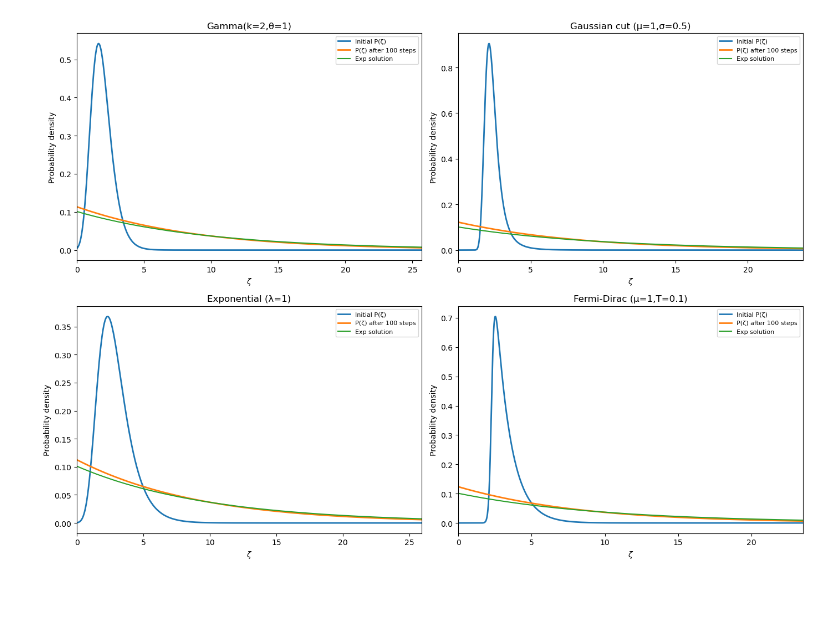
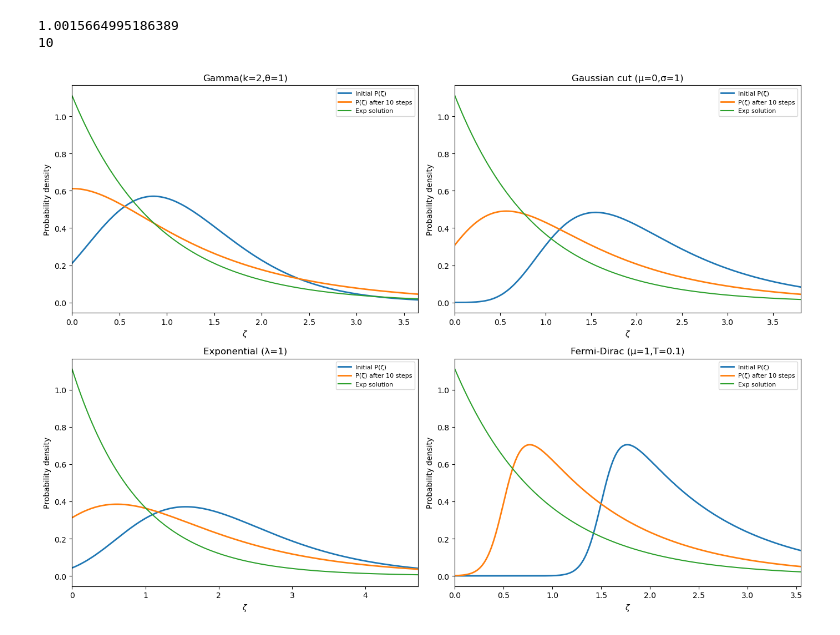
Before and after one commit to cyy020726/Strong-Disorder-Renormalization-Group, a Jupyter notebook: Stefano_SDRG/real_RG_flow.ipynb, the cells around one changed output. Drawn from its saved outputs; the diff is of its cells as text; code cells hidden in the pictures; blank space fills up the shorter version.

```diff
--- a/Stefano_SDRG/real_RG_flow.ipynb
+++ b/Stefano_SDRG/real_RG_flow.ipynb
@@ -17,7 +23,7 @@ def gamma_P(x, k=2, theta=1.0):
     from scipy.stats import gamma
     return gamma.pdf(x, a=k, scale=theta)
 
-def gaussian_cut_P(x, mu=1.0, sigma=0.5):
+def gaussian_cut_P(x, mu=0, sigma=1):
     """Gaussian truncated to [0,∞)."""
     P = np.exp(-(x-mu)**2/(2*sigma**2))
     return np.where(x >= 0, P, 0)
@@ -143,0 +155,8 @@ def J_to_zeta_pdf(pJ, J_grid, Omega):
+# %%
+dGamma = 0.1
+
+initial_distribution_name = "Gaussian cut (μ=0,σ=1)"
+
+Omega0 = 4.71   #initial energy scale
+
+Omega_final= 1.73
@@ -146,26 +167,18 @@ def J_to_zeta_pdf(pJ, J_grid, Omega):
 # Set up J-grid, ζ-grid and boundaries
 # ---------------------------------------------------------
 
-def intelligent_xmax(x, P, p=0.99):
-    dx = x[1] - x[0]
-    cdf = np.cumsum(P) * dx
-    cdf = np.clip(cdf, 0, 1)
-    return np.interp(p, cdf, x)
-
-Omega0 = 10.0                     # initial energy scale
-N_J = 2000
+N_J = 10000
 J = np.linspace(1e-10, Omega0, N_J)   # avoid 0
 
 zeta_max = np.log(Omega0/J[0])*10                # choose a value that takes into account how far the tail of final distribution goes
-N = 50000 + 1                        # +1 to get a round dx
+N = 50000 + 1                                    # +1 to get a round dx
 zeta = np.linspace(0, zeta_max, N)
 dzeta = zeta[1] - zeta[0]
 
-dGamma = 0.1
 
-# ratio = dGamma/dzeta
-# if (ratio < 10) or (not ratio.is_integer()):
-#     print("dGamma",dGamma,"must be >> dzeta", dzeta,"and the ratio must be an integer!" )
+ratio = dGamma/dzeta
+if (ratio < 10):
+    print("dGamma",dGamma,"must be >> dzeta", dzeta )
 
 # ---------------------------------------------------------
 # Initial PDFs in J space (they must be normalized)
@@ -173,7 +186,7 @@ dGamma = 0.1
 
 initial_distributions_J = {
     "Gamma(k=2,θ=1)": lambda J: gamma_P(J, k=2, theta=1.0),
-    "Gaussian cut (μ=1,σ=0.5)": lambda J: gaussian_cut_P(J, mu=1.0, sigma=0.5),
+    "Gaussian cut (μ=0,σ=1)": lambda J: gaussian_cut_P(J, mu=0, sigma=1),
     "Exponential (λ=1)": lambda J: exponential_P(J, lam=1.0),
     "Fermi-Dirac (μ=1,T=0.1)": lambda J: fermi_dirac_P(J, mu=1.0, T=0.1)
 }
@@ -204,7 +217,3 @@ for name, pdf_J in initial_distributions_J.items():
 
     # Store
     initial_distributions_zeta[name] = pZ
-
-# plt.figure(figsize=(12,6))
-# plt.plot(J_of_zeta)
-# plt.show()
@@ -309,7 +385,10 @@ def L1_distance(P, P_ref, x):
 #  Evolution for all 4 initial distributions
 # ============================================
 
-n_steps = 100  # number of RG steps
+Gamma_final = np.log(Omega0/Omega_final)
+print(Gamma_final)
+n_steps = np.rint(Gamma_final/dGamma).astype(int)  # number of RG steps
+print(n_steps)
 
 fig, axes = plt.subplots(2, 2, figsize=(14, 10))
 axes = axes.flatten()
@@ -358,31 +437,33 @@ for ax, (name, P_init_orig) in zip(axes, initial_distributions_zeta.items()):
 
     # save diagnostics
     results[name] = {
         "Gamma": np.array(Gammas),
         "Mean": np.array(Means),
         "Sigma": np.array(Sigmas),
         "Error": np.array(Errors)
     }
 
     # ---------------------------------------------------------
     # Intelligent plot cutoff (based on final PDF)
     # ---------------------------------------------------------
     zeta_max_plot = intelligent_xmax(zeta, P_current, p=0.95)
 
     # ---------------------------------------------------------
     # Plot
     # ---------------------------------------------------------
     ax.plot(zeta, P_init, label="Initial P(ζ)", linewidth=2)
     ax.plot(zeta, P_current, label=f"P(ζ) after {n_steps} steps", linewidth=2)
     ax.plot(zeta, exponential_pdf(zeta, Gamma), label="Exp solution")
 
     ax.set_xlim(0, zeta_max_plot)
     ax.set_title(name)
     ax.set_xlabel(r"$\zeta$")
     ax.set_ylabel("Probability density")
     ax.legend(fontsize=8)
 
 plt.tight_layout()
 plt.show()
 # %% [output]
+1.0015664995186389
+10
-[figure, old version]
+[figure, new version]
```
Also changed, not shown: parts of 13 cells of this notebook.
